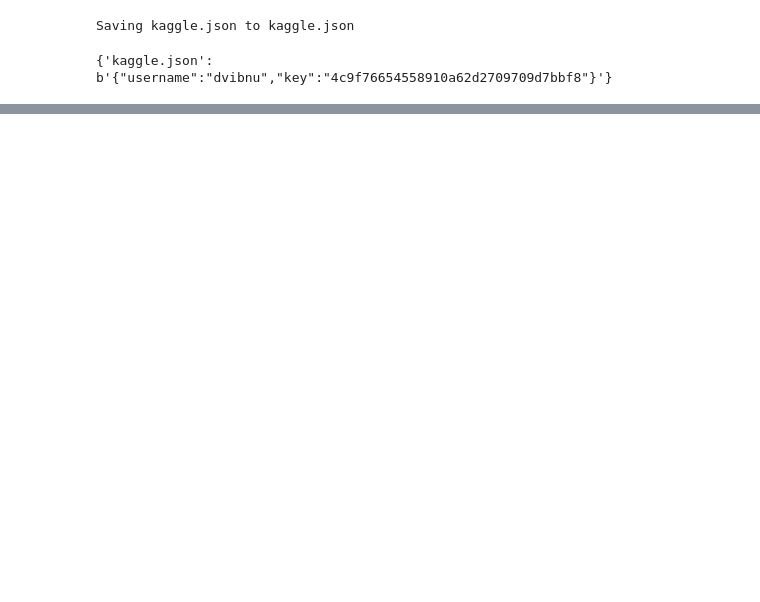
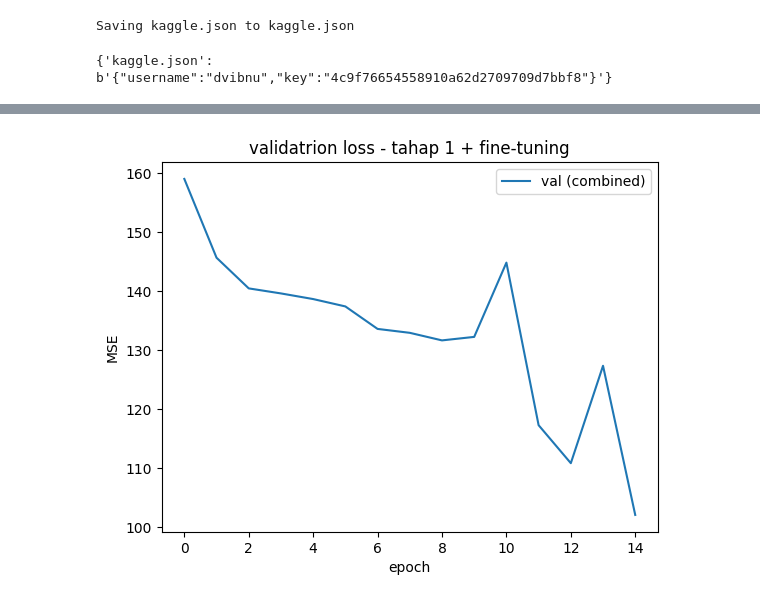
Before and after one commit to ibnu666-beep/PBO_TIsem3_dvibnu, a Jupyter notebook: Praktikum03_Teknik_Regresi_Gambar.ipynb, the cells around one changed output, grey strips where cells are left out. Drawn from its saved outputs; the diff is of its cells as text; code cells hidden in the pictures; blank space fills up the shorter version.

```diff
--- a/Praktikum03_Teknik_Regresi_Gambar.ipynb
+++ b/Praktikum03_Teknik_Regresi_Gambar.ipynb
@@ -53,0 +75,22 @@ total gambar ditemukan: 0
+# %%
+import tensorflow as tf
+import numpy as np
+from sklearn.model_selection import train_test_split
+
+def parse_age_from_name(fp):
+  return int(os.path.basename(fp).split('_')[0])
+
+ages = np.array([parse_age_from_name(f) for f in files], dtype=np.float32)
+train_files, test_files, y_train, y_test = train_test_split(files, ages, test_size=0.2, random_state=42)
+
+IMG_SIZE = 160
+def load_img(fp, label):
+  img = tf.io.read_file(fp)
+  img = tf.image.decode_jpeg(img, channels=3)
+  img = tf.image.resize(img, (IMG_SIZE, IMG_SIZE))
+  return img / 255.0, label
+
+train_ds = tf.data.Dataset.from_tensor_slices((train_files, y_train)) .map(load_img) .batch(64)
+test_ds = tf.data.Dataset.from_tensor_slices((test_files, y_test)) .map(load_img) .batch(64)
+
+print("dataset siap dilatih.")
@@ -53,0 +205,22 @@ total gambar ditemukan: 0
+# %%
+base_model.trainable = True
+for layer in base_model.layers[:-30]:
+  layer.trainable = False
+
+model.compile(optimizer=tf.keras.optimizers.Adam(1e-4),
+              loss='mse', metrics=['mae'])
+
+history_ft = model.fit(
+    train_ds,
+    validation_data=test_ds,
+    epochs=5,
+    callbacks=cb,
+    verbose=1
+)
+
+plt.plot(history.history['val_loss'] + history_ft.history['val_loss'],
+         label='val (combined)')
+plt.title("validatrion loss - tahap 1 + fine-tuning")
+plt.xlabel("epoch"); plt.ylabel("MSE")
+plt.legend(); plt.show()
+# %% [output]
@@ -53,0 +237 @@ total gambar ditemukan: 0
+[figure, added]
```
Also changed, not shown: parts of 9 cells of this notebook.
